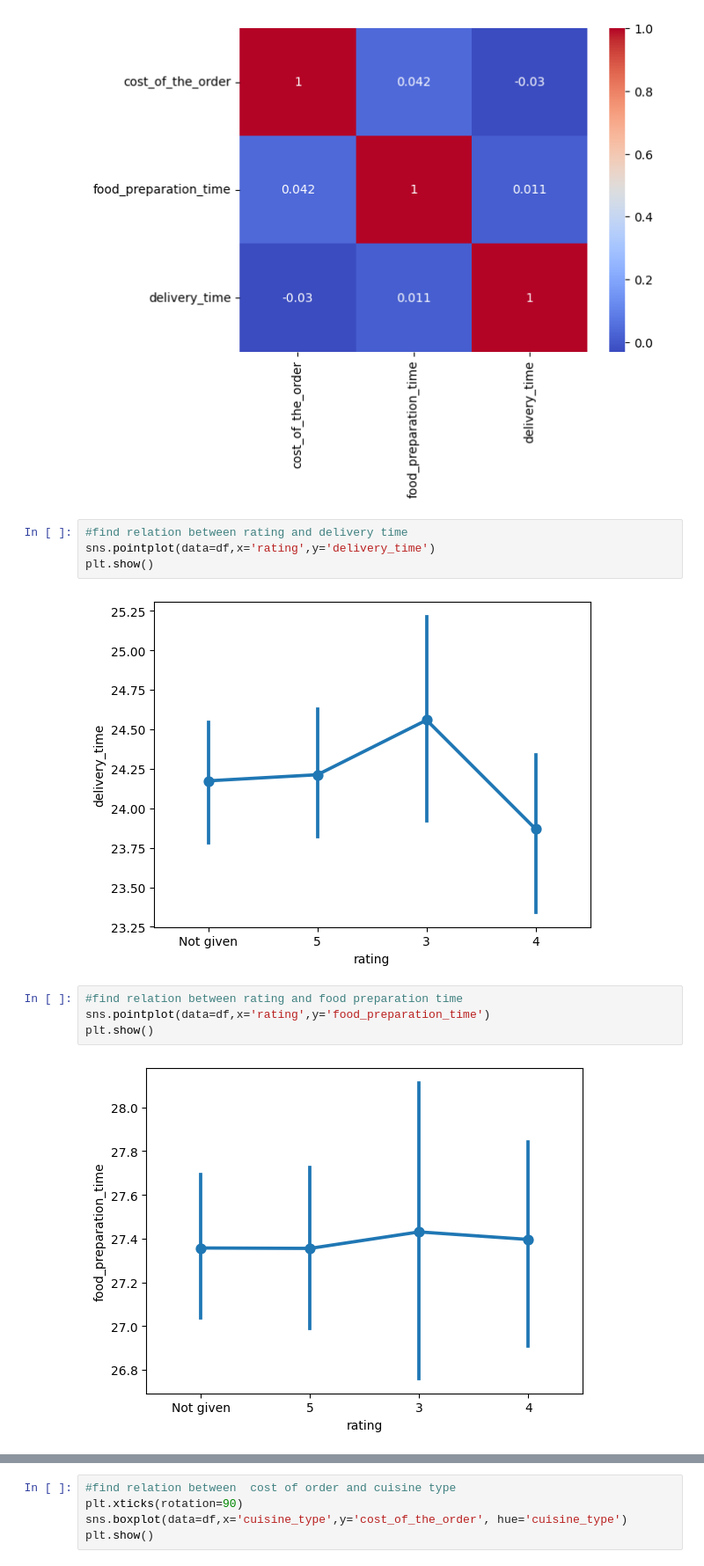
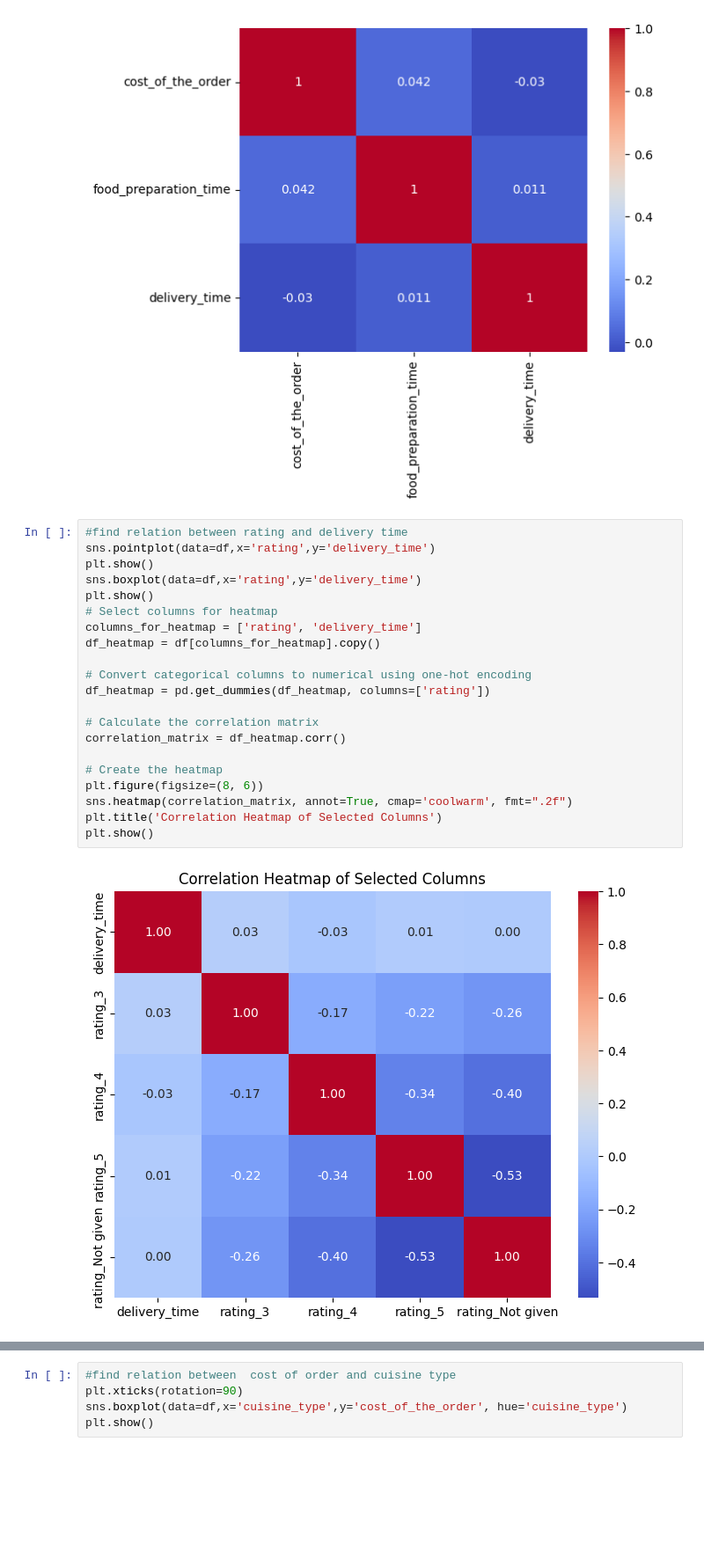
Before and after one commit to ankur0405/LearningPython, a Jupyter notebook: Learner_Notebook_Full_Code.ipynb, the cells around one changed output, grey strips where cells are left out. Shown at 88% size. Cells and saved outputs as stored; diff of their text form; blank space fills up the shorter version.

```diff
--- a/Learner_Notebook_Full_Code.ipynb
+++ b/Learner_Notebook_Full_Code.ipynb
@@ -374,15 +378,26 @@ sns.heatmap(correlation_matrix, annot=True, cmap='coolwarm' )
 plt.show()
 # %% [output]
 [figure]
-# %%
-#find relation between rating and delivery time
-sns.pointplot(data=df,x='rating',y='delivery_time')
-plt.show()
-# %% [output]
-[figure, removed]
-# %%
-#find relation between rating and food preparation time
-sns.pointplot(data=df,x='rating',y='food_preparation_time')
-plt.show()
-# %% [output]
-[figure, removed]
+# %%
+#find relation between rating and delivery time
+sns.pointplot(data=df,x='rating',y='delivery_time')
+plt.show()
+sns.boxplot(data=df,x='rating',y='delivery_time')
+plt.show()
+# Select columns for heatmap
+columns_for_heatmap = ['rating', 'delivery_time']
+df_heatmap = df[columns_for_heatmap].copy()
+
+# Convert categorical columns to numerical using one-hot encoding
+df_heatmap = pd.get_dummies(df_heatmap, columns=['rating'])
+
+# Calculate the correlation matrix
+correlation_matrix = df_heatmap.corr()
+
+# Create the heatmap
+plt.figure(figsize=(8, 6))
+sns.heatmap(correlation_matrix, annot=True, cmap='coolwarm', fmt=".2f")
+plt.title('Correlation Heatmap of Selected Columns')
+plt.show()
+# %% [output]
+[figure, added]
```
Also changed, not shown: parts of 6 cells of this notebook.
